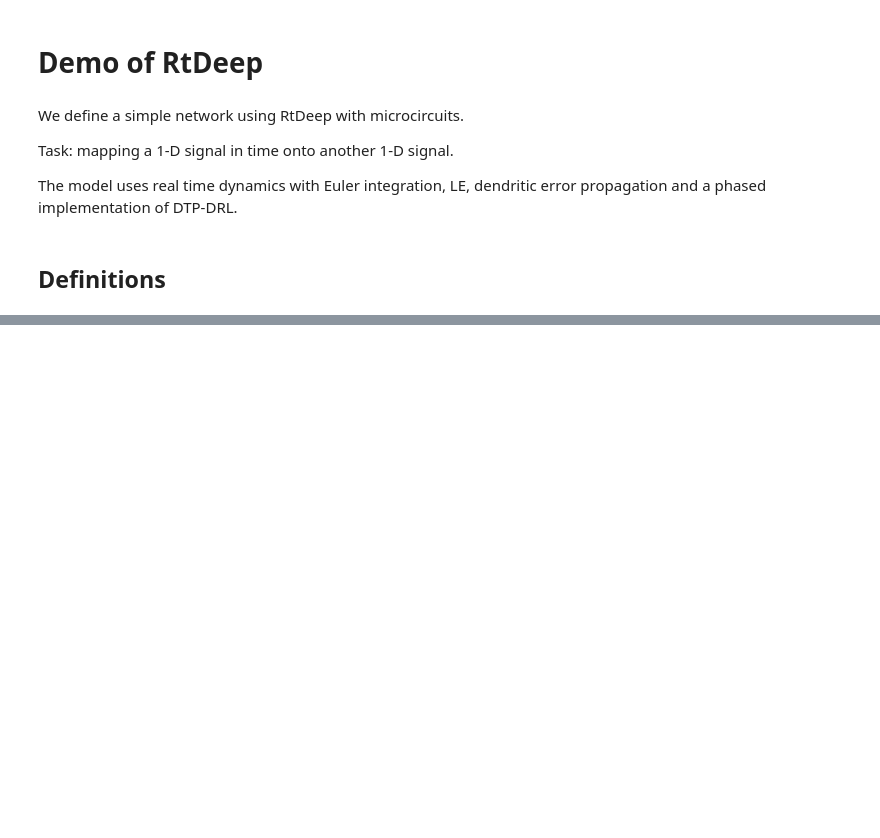
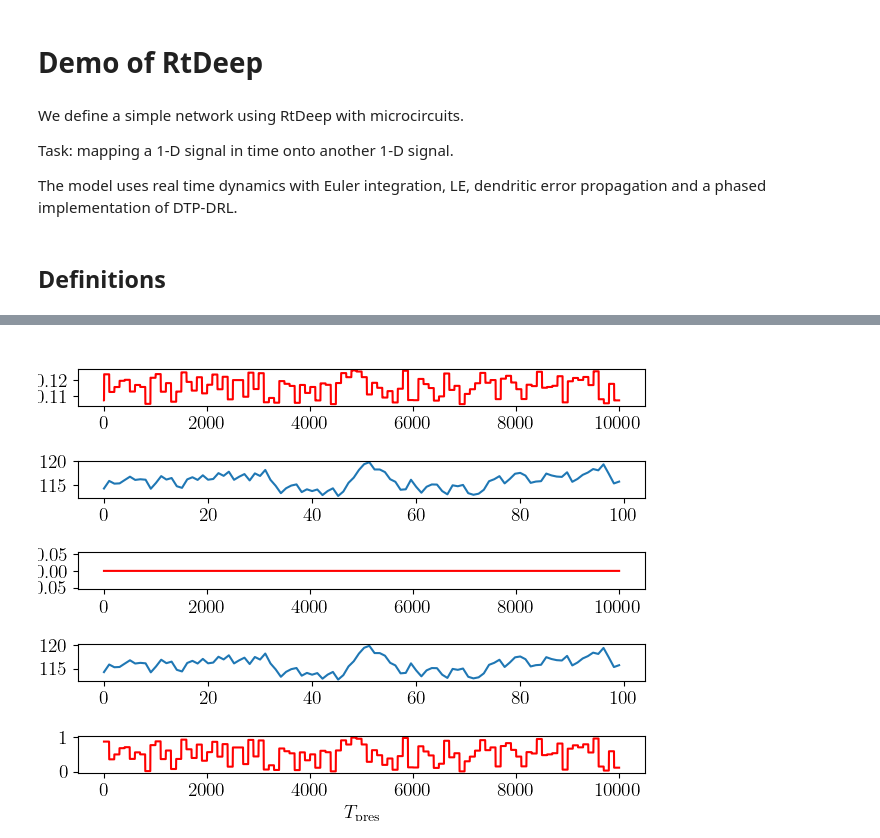
Before and after one commit to kma-code/Phaseless-Alignment-Learning, a Jupyter notebook: RtDeep/RtDeep simple demo.ipynb, the cells around one changed output, grey strips where cells are left out. Cells and saved outputs as stored; diff of their text form; code cells hidden in the pictures; blank space fills up the shorter version.

```diff
--- a/RtDeep/RtDeep simple demo.ipynb
+++ b/RtDeep/RtDeep simple demo.ipynb
@@ -166,0 +136,24 @@ uI_time_series = [u[1] for u in u_time_series]
+# %%
+fig, ax = plt.subplots(len(uP_time_series[0]) + len(uPbreve_time_series[0]) + 1)
+
+plt.tight_layout()
+
+ax[len(ax)-1].plot(r0_random, 'r')
+
+for i in range(len(uPbreve_time_series[0])):
+    uPbreve = i * np.array([uPbreve[i] for uPbreve in uPbreve_time_series])
+    ax[len(ax)-2-2*i-1].plot(uPbreve, 'r')
+
+for j in range(len(uP_time_series[0])):
+    uP = np.array([uP[i] for uP in uP_time_series])
+    ax[len(ax)-2-2*j].plot(uP)
+
+plt.yscale('linear')
+
+label = '$T_{ \mathrm{pres}} $'
+plt.xlabel(label)
+# plt.legend()
+
+plt.show()
+# %% [output]
+[figure, added]
```
Also changed, not shown: parts of 30 cells of this notebook, 1 other file.
